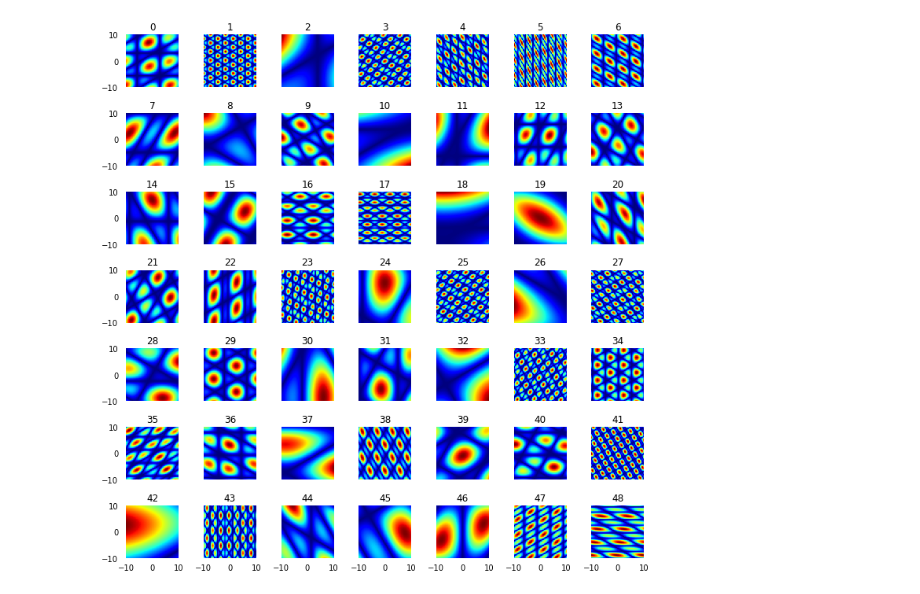
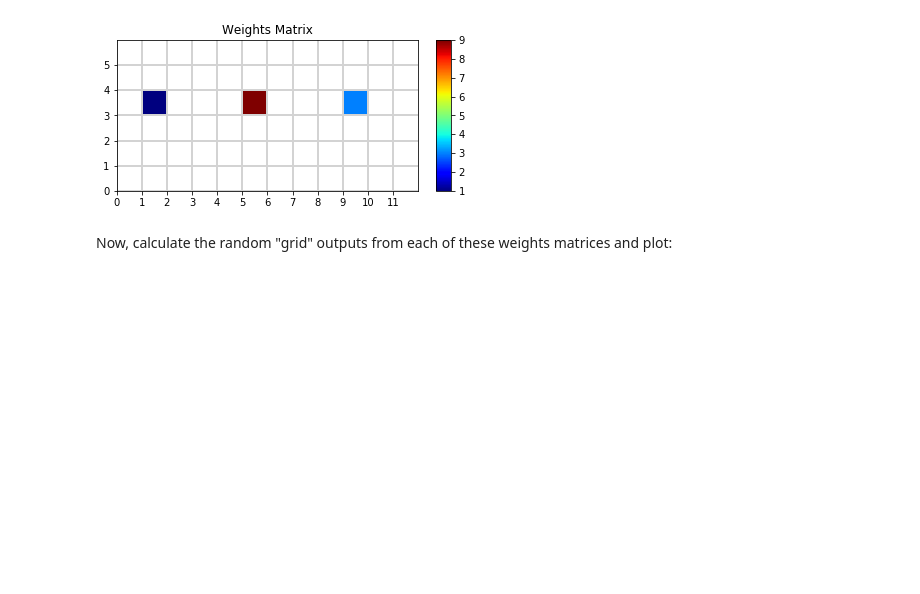
Before and after one commit to csmslab/hipposlam, a Jupyter notebook: vco_test.ipynb, the cells around one changed output. Drawn from its saved outputs; the diff is of its cells as text; code cells hidden in the pictures; blank space fills up the shorter version.

```diff
--- a/vco_test.ipynb
+++ b/vco_test.ipynb
@@ -39,5 +94,11 @@ for mat in range(n_mats):
 
     for col in random_cols[:n_inputs]:
         rd_wts[random_row, col, mat] = nprd.randint(ringsize)
+# %%
+vco.plot_weights(rd_wts[:,:,34])
+# %% [output]
+[figure, added]
+# %% [markdown]
+Now, calculate the random "grid" outputs from each of these weights matrices and plot:
 # %%
 size = 10
@@ -47,28 +108,2 @@ for i in range(n_mats):
     rd_outputs[:,:,i,0] = norm_env
     rd_outputs[:,:,i,1] = env_prod
-# %%
-fig, axes = plt.subplots(nrows=7, ncols=7, sharex=True, sharey=True, figsize=(10,10))
-axes_list = [item for sublist in axes for item in sublist]
-
-for idx in range(49):
-    ax = axes_list.pop(0)
-    ax.imshow(rd_outputs[:,:,idx,1],cmap='jet',extent=(-size,size,-size,size))
-    ax.set_title(idx)
-    ax.tick_params(
-        which='both',
-        bottom='off',
-        left='off',
-        right='off',
-        top='off'
-    )
-    ax.spines['left'].set_visible(False)
-    ax.spines['top'].set_visible(False)
-    ax.spines['right'].set_visible(False)
-    ax.spines['bottom'].set_visible(False)
-
-for ax in axes_list:
-    ax.remove()
-
-plt.tight_layout()
-# %% [output]
-[figure, removed]
```
Also changed, not shown: parts of 18 cells of this notebook, 2 other files.
